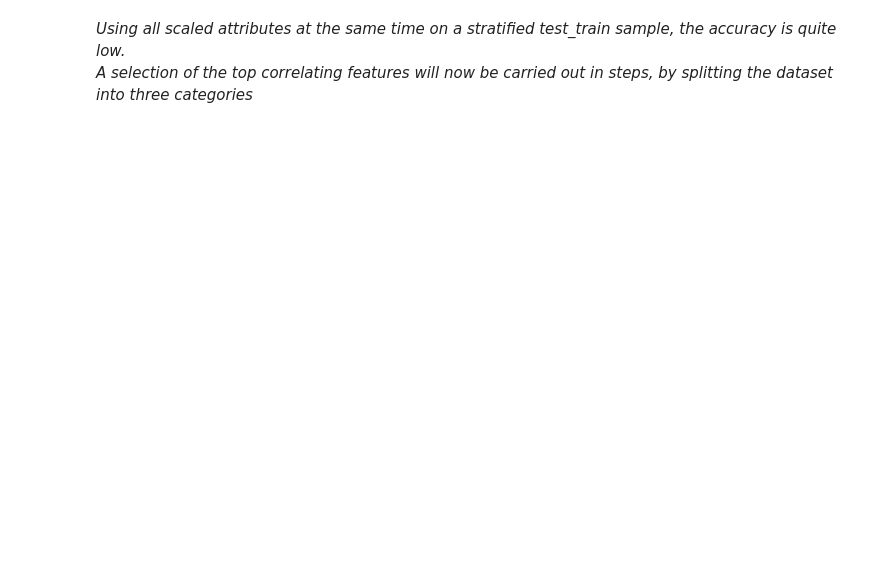
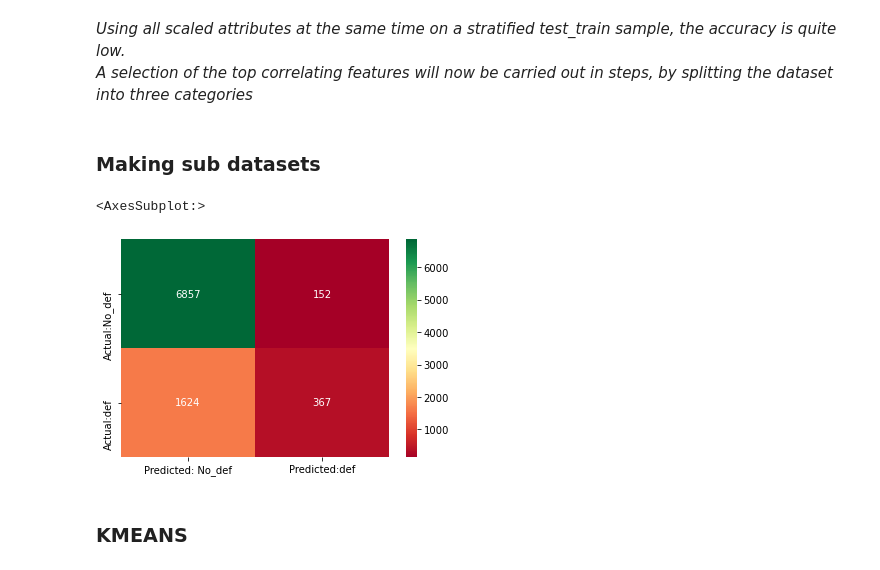
Before and after one commit to Diepreye/F21DL---DMMLPortfolio, a Jupyter notebook: LoanPrediction.ipynb, the cells around one changed output. Drawn from its saved outputs; the diff is of its cells as text; code cells hidden in the pictures; blank space fills up the shorter version.

```diff
--- a/LoanPrediction.ipynb
+++ b/LoanPrediction.ipynb
@@ -403,3 +397,31 @@ model_NB
 # %% [markdown]
 <i>Using all scaled attributes at the same time on a stratified test_train sample, the accuracy is quite low.<br>
 <i>A selection of the top correlating features will now be carried out in steps, by splitting the dataset into three categories
+# %% [markdown]
+<h3> Making sub datasets
+# %%
+Dataset1 = loan_prepared[['PAY_1', 'PAY_2', 'default_next']]
+Dataset2 = loan_prepared[['PAY_1', 'PAY_2', 'PAY_3', 'PAY_4', 'PAY_5', 'default_next']]
+Dataset3 = loan_prepared[['PAY_1', 'PAY_2', 'PAY_3', 'PAY_4', 'PAY_5', 'PAY_6', 'LIMIT_BAL',
+                 'PAY_AMT1', 'PAY_AMT2', 'PAY_AMT4', 'default_next']]
+X1 = Dataset1.iloc[:,:-1].values
+y1 = Dataset1.iloc[:,-1].values
+
+X2 = Dataset2.iloc[:,:-1].values
+y2 = Dataset2.iloc[:,-1].values
+
+X3 = Dataset3.iloc[:,:-1].values
+y3 = Dataset3.iloc[:,-1].values
+
+X3_train, X3_test, y3_train, y3_test = train_test_split(X3, y3, test_size=0.3, random_state=7, stratify=y)
+naive_bayes.fit(X3_train, y3_train)
+y3_pred = naive_bayes.predict(X3_test)
+
+cm3 = confusion_matrix(y3_test, y3_pred)
+cm3 = pd.DataFrame(data=cm3, columns=['Predicted: No_def','Predicted:def'],index=['Actual:No_def','Actual:def'])
+sns.heatmap(cm3,annot=True,fmt ='d',cmap='RdYlGn')
+# %% [output]
+<AxesSubplot:>
+[figure, added]
+# %% [markdown]
+<h3> KMEANS
```
Also changed, not shown: parts of 99 cells of this notebook.
